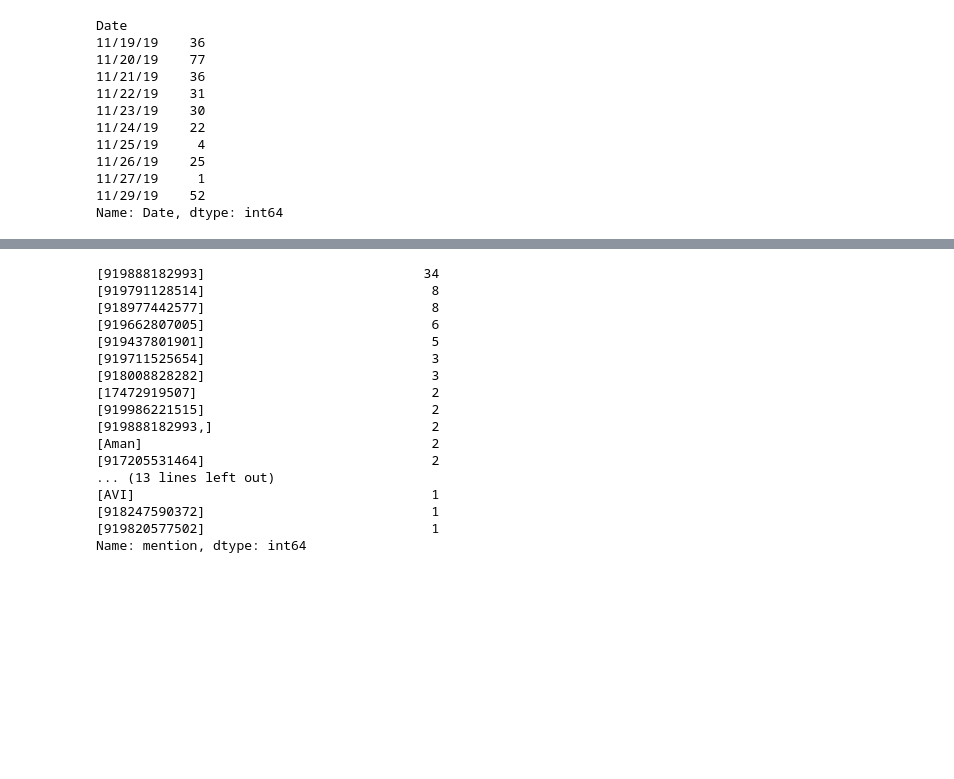
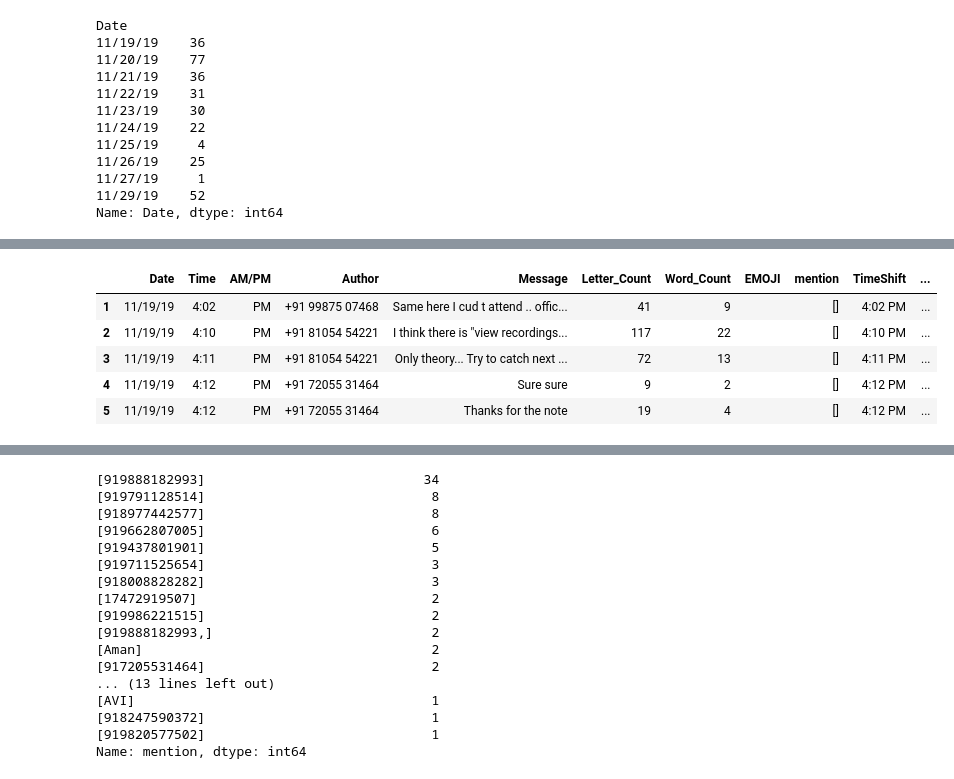
Before and after one commit to AVI18794/NLP, a Jupyter notebook: Chat Analysis.ipynb, the cells around one changed output, grey strips where cells are left out. Cells and saved outputs as stored; diff of their text form; code cells hidden in the pictures; blank space fills up the shorter version.

```diff
--- a/Chat Analysis.ipynb
+++ b/Chat Analysis.ipynb
@@ -414,0 +486,11 @@ plot_linechart(dates)
+# %%
+df['DATETIME'] = df['Date']+" "+df['Time']+" "+df['AM/PM']
+# df['Hour']= df['Time'].str.split(":")[0]
+df.head()
+# %% [output]
+|  | Date | Time | AM/PM | Author | Message | Letter_Count | Word_Count | EMOJI | mention | TimeShift | ... |
+| 1 | 11/19/19 | 4:02 | PM | +91 99875 07468 | Same here I cud t attend .. offic... | 41 | 9 |  | [] | 4:02 PM | ... |
+| 2 | 11/19/19 | 4:10 | PM | +91 81054 54221 | I think there is "view recordings... | 117 | 22 |  | [] | 4:10 PM | ... |
+| 3 | 11/19/19 | 4:11 | PM | +91 81054 54221 | Only theory... Try to catch next ... | 72 | 13 |  | [] | 4:11 PM | ... |
+| 4 | 11/19/19 | 4:12 | PM | +91 72055 31464 | Sure sure | 9 | 2 |  | [] | 4:12 PM | ... |
+| 5 | 11/19/19 | 4:12 | PM | +91 72055 31464 | Thanks for the note | 19 | 4 |  | [] | 4:12 PM | ... |
```
Also changed, not shown: parts of 15 cells of this notebook.
